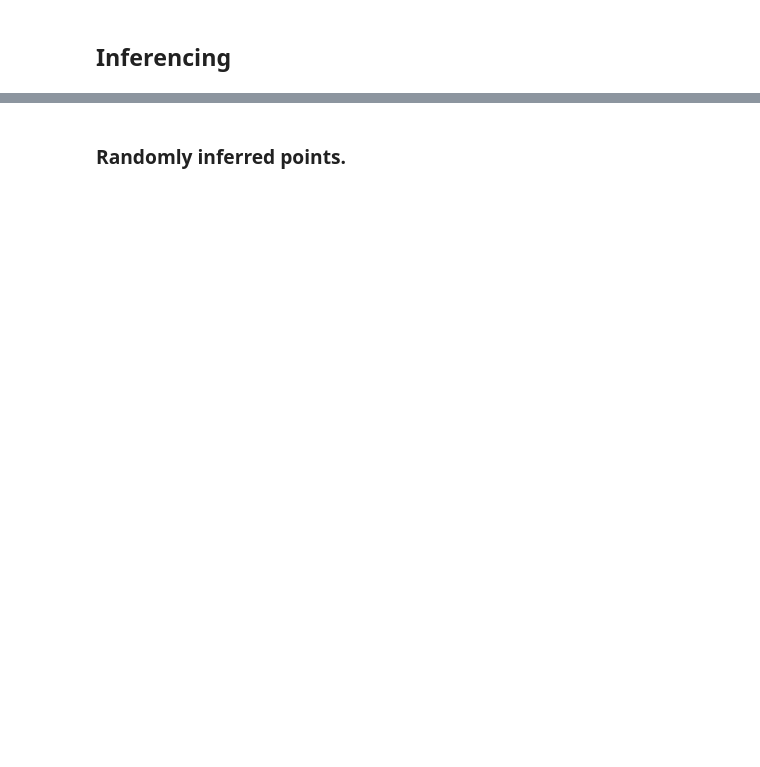
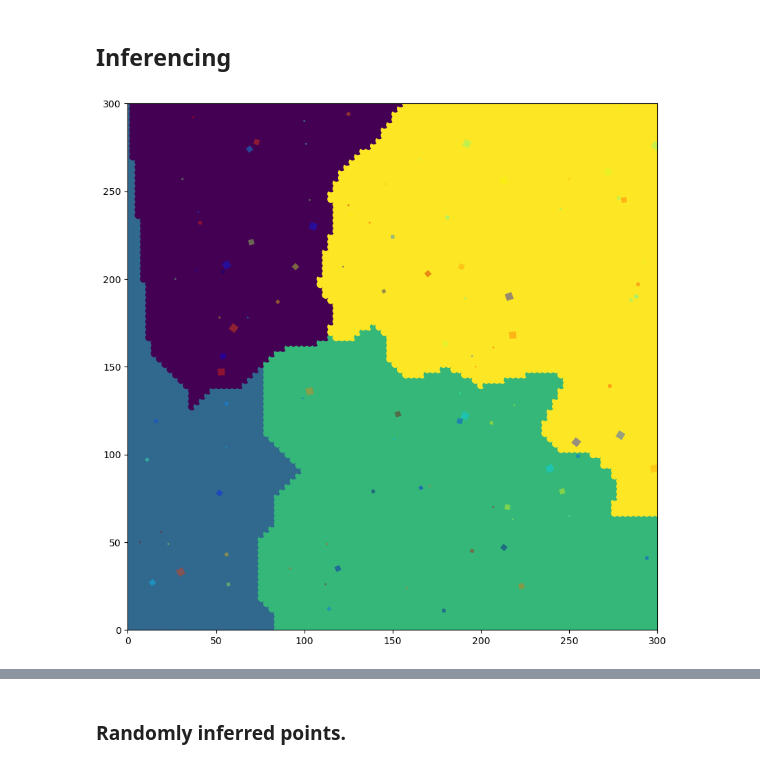
Before and after one commit to PRigas96/GeoCluster, a Jupyter notebook: 1stHierarchy_simple.ipynb, the cells around one changed output, grey strips where cells are left out. Saved outputs shown, nothing was run; the diff lists cells and outputs as text; code cells hidden in the pictures; blank space fills up the shorter version.

Commit message:
1stHierarchy_simple and models improvements

```diff
--- a/1stHierarchy_simple.ipynb
+++ b/1stHierarchy_simple.ipynb
@@ -266,23 +266,25 @@ student.plot_accuracy_and_loss()
 # %%
 # ok lets infer
 infer_points = torch.zeros(10000, 2) # initialize the infer points
 x_lim = [0, 300] # x limits
 y_lim = [0, 300] # y limits
 for i, x in enumerate(np.linspace(x_lim[0], x_lim[1], 100)): # sample 100 points in x_lim
     for j, y in enumerate(np.linspace(y_lim[0], y_lim[1], 100)): # sample 100 points in y_lim
         infer_points[i * 100 + j] = torch.Tensor([x, y]) # append the point to infer_points
 
 infer_points = infer_points.to(device) # send infer_points to device
-classes = teacher.best_vor_model(infer_points) # get the classes of infer_points
+classes = student(infer_points) # get the classes of infer_points
 infer_points = infer_points.cpu().detach().numpy() # send infer_points to cpu
 classes = classes.max(1)[-1].cpu().detach().numpy() # send classes to cpu
 
 # Plot classes.
 fig = plt.figure(figsize=(10, 10)) # initialize the figure
 ax = fig.add_subplot(111) # add subplot
 ax.scatter(infer_points[:, 0], infer_points[:, 1], c=classes, s=50) # plot infer_points
 # plot scatter of output = model(model.z)
 pt.plot_data_on_manifold(fig, ax, squares, size=10, limits=[0, 300, 0, 300]) # plot sq
+# %% [output]
+[figure, added]
 # %%
 # Take 5000 randomly of those 10000 points randomly in [0,300]x[0,300].
 infer_points = torch.from_numpy(infer_points)
```
Also changed, not shown: parts of 17 cells of this notebook, 1 other file.
